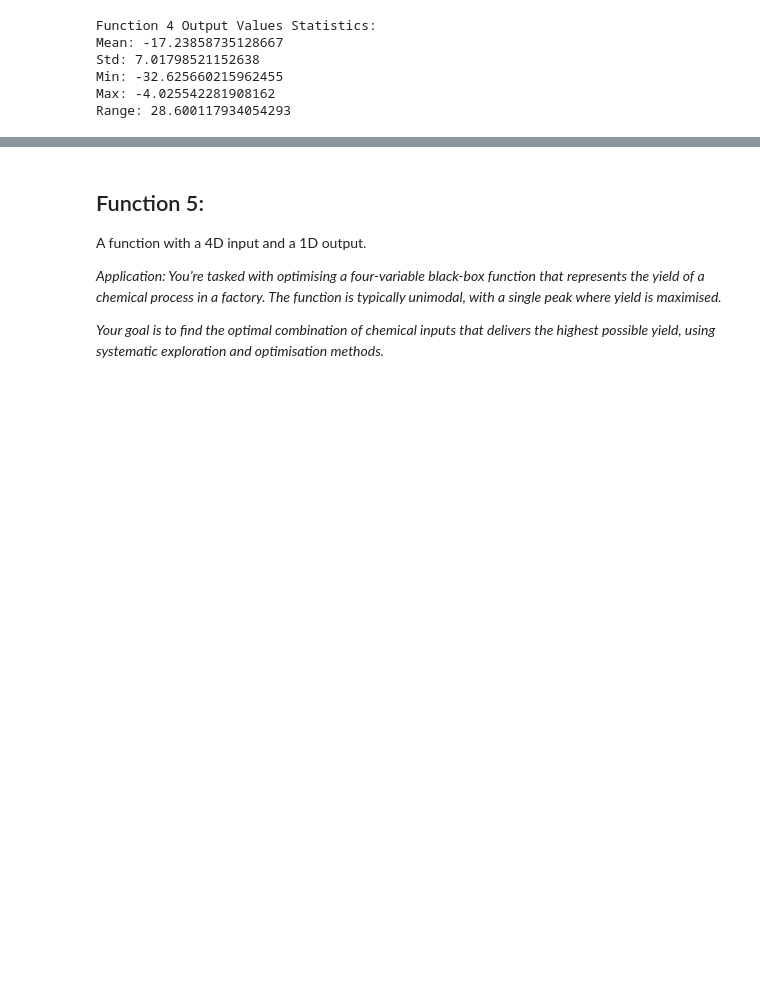
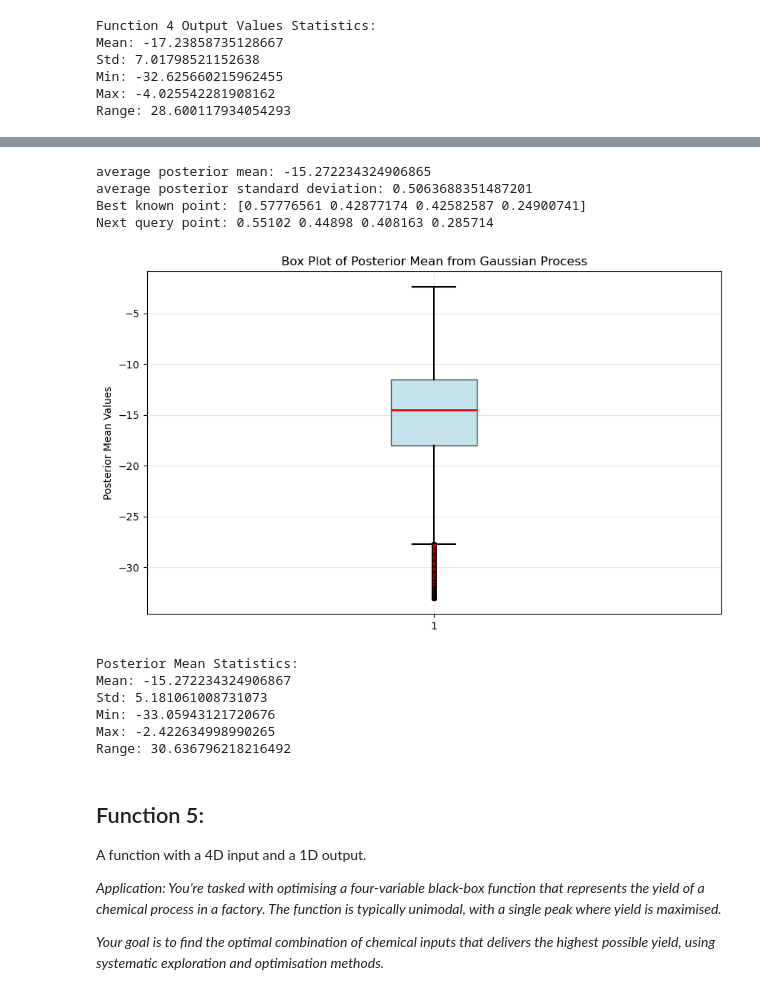
Before and after one commit to Kelly-A-W/Imperial-AI-and-ML-Course-Capstone-Project, a Jupyter notebook: capstone_assignment_12_1.ipynb, the cells around one changed output, grey strips where cells are left out. Saved outputs shown, nothing was run; the diff lists cells and outputs as text; code cells hidden in the pictures; blank space fills up the shorter version.

```diff
--- a/capstone_assignment_12_1.ipynb
+++ b/capstone_assignment_12_1.ipynb
@@ -850,21 +897,17 @@ noise_assumption = 1e-10
 # kernel parameters
 length_scale = 0.1
 nu = 2.5
-noise_assumption = 1e-10
 
 # set up evaluation grid:
-x_41 = np.linspace(0, 1, 100)
-x_42 = np.linspace(0, 1, 100)
-x_43 = np.linspace(0, 1, 100)
-x_44 = np.linspace(0, 1, 100)
+x_41 = np.linspace(0, 1, 50)
+x_42 = np.linspace(0, 1, 50)
+x_43 = np.linspace(0, 1, 50)
+x_44 = np.linspace(0, 1, 50)
 x_41, x_42, x_43, x_44 = np.meshgrid(x_41, x_42, x_43, x_44)
 x_4_grid = np.column_stack([x_41.ravel(), x_42.ravel(), x_43.ravel(), x_44.ravel()])
 
 # Define and fit GP
-#kernel = RBF(length_scale = length_scale)
-kernel = Matern(length_scale=length_scale, nu=2.5) + WhiteKernel(noise_level=noise_assumption)
-
-
+kernel = Matern(length_scale=length_scale, nu=2.5)
 model = GaussianProcessRegressor(kernel = kernel, alpha = noise_assumption)
 model.fit(np.array(x_4), np.array(y_4))
 
@@ -875,16 +918,54 @@ print("average posterior mean:", mean(post_mean))
 print("average posterior standard deviation:", mean(post_std))
 
 # Calculate the PI aquisition function
-eta = 0.01 # encourages improvement by at least eta
+eta = 0.1 # encourages improvement by at least eta
 y_max = float(np.max(y_4))
 z = (post_mean - y_max - eta) / (post_std + 1e-12)
 PI = norm.cdf(z)
+# Calculate the UCB aquisition function
+kappa = 3 # choose this by looking at the mean post_mean and post_std to get an idea of the scale of each
+UCB = post_mean + kappa * post_std
+
 
 # Get the next query point
-max_idx_4 = np.argmax(PI)
+max_idx_4 = np.argmax(UCB)
 next_point_4 = x_4_grid[max_idx_4]
 print("Best known point:", x_4[np.argmax(y_4)])
 print("Next query point:", round(next_point_4[0], 6), round(next_point_4[1], 6), round(next_point_4[2], 6), round(next_point_4[3], 6))
+# %% [output]
+average posterior mean: -15.272234324906865
+average posterior standard deviation: 0.5063688351487201
+Best known point: [0.57776561 0.42877174 0.42582587 0.24900741]
+Next query point: 0.55102 0.44898 0.408163 0.285714
+# %%
+# Create density plot of post_mean
+plt.figure(figsize=(10, 6))
+plt.boxplot(post_mean, vert=True, patch_artist=True,
+           boxprops=dict(facecolor='lightblue', alpha=0.7),
+           medianprops=dict(color='red', linewidth=2),
+           whiskerprops=dict(color='black', linewidth=1.5),
+           capprops=dict(color='black', linewidth=1.5),
+           flierprops=dict(marker='o', markerfacecolor='red', markersize=4, alpha=0.6))
+plt.ylabel('Posterior Mean Values')
+plt.title('Box Plot of Posterior Mean from Gaussian Process')
+plt.grid(True, alpha=0.3)
+plt.show()
+
+# Print some statistics
+print(f"Posterior Mean Statistics:")
+print("Mean:", np.mean(post_mean))
+print("Std:", np.std(post_mean))
+print("Min:", np.min(post_mean))
+print("Max:", np.max(post_mean))
+print("Range:", np.max(post_mean) - np.min(post_mean))
+# %% [output]
+[figure, added]
+Posterior Mean Statistics:
+Mean: -15.272234324906867
+Std: 5.181061008731073
+Min: -33.05943121720676
+Max: -2.422634998990265
+Range: 30.636796218216492
 # %% [markdown]
 ## Function 5:
 
```
Also changed, not shown: parts of 3 cells of this notebook.
